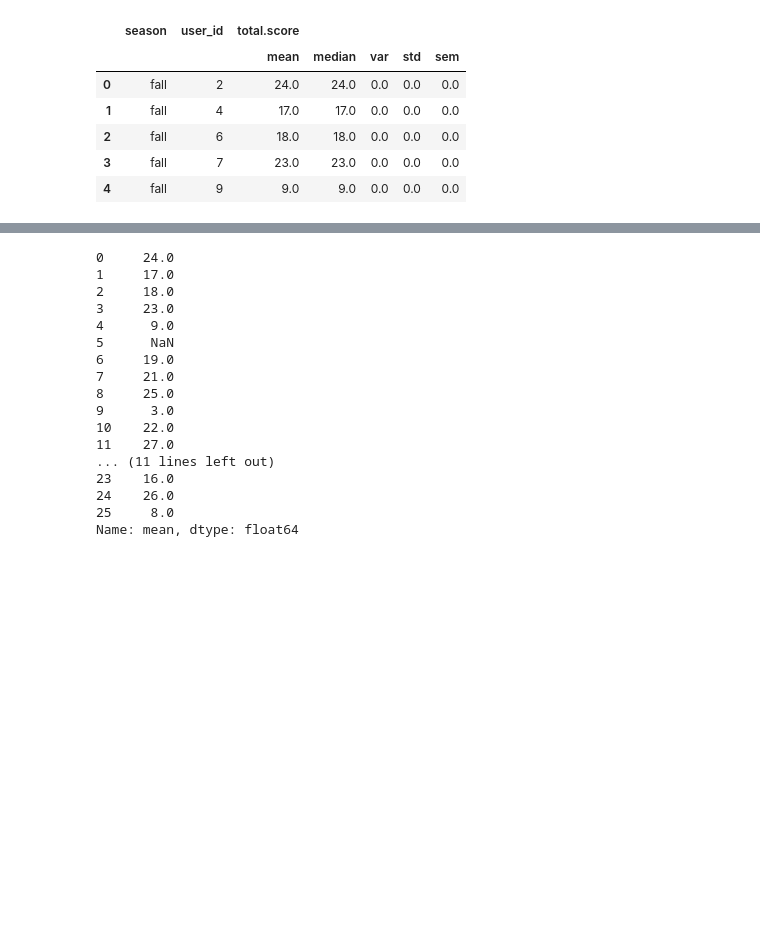
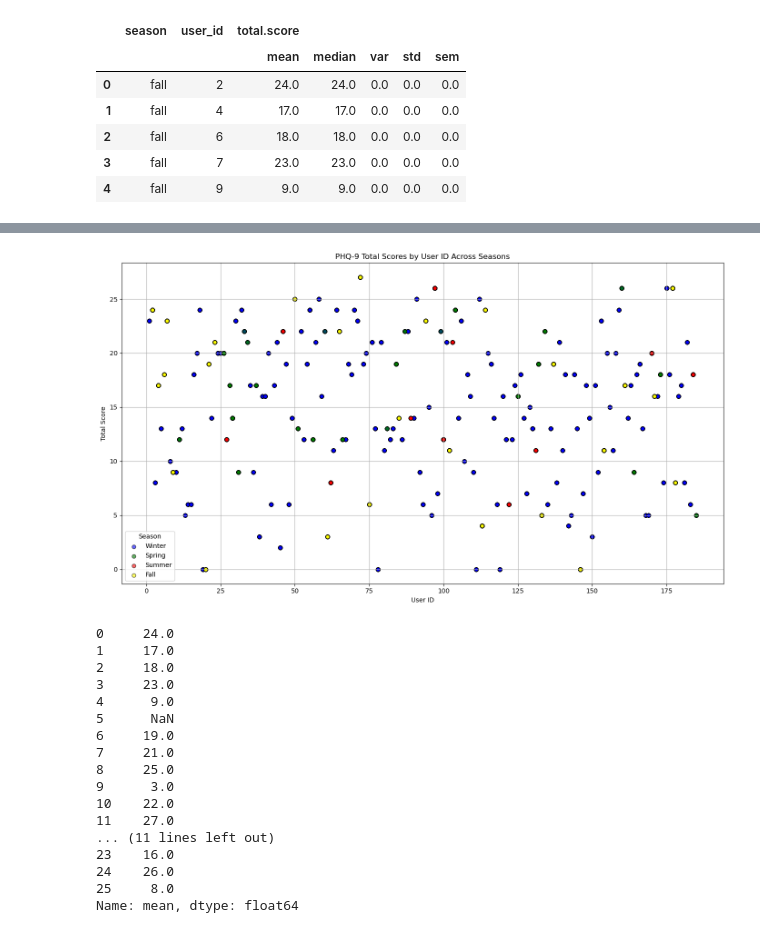
Before and after one commit to meera-patel01/PHQ-9-ANALYSIS, a Jupyter notebook: PHQ-9 ANALYSIS.ipynb, the cells around one changed output, grey strips where cells are left out. Saved outputs shown, nothing was run; the diff lists cells and outputs as text; code cells hidden in the pictures; blank space fills up the shorter version.

```diff
--- a/PHQ-9 ANALYSIS.ipynb
+++ b/PHQ-9 ANALYSIS.ipynb
@@ -157,3 +212,52 @@ agg_df.head()
+# %%
+
+
+# Define a function to determine the season based on the 'time' column
+def determine_season(date_str):
+    month = pd.to_datetime(date_str).month
+    if month in [12, 1, 2]:
+        return 'winter'
+    elif month in [3, 4, 5]:
+        return 'spring'
+    elif month in [6, 7, 8]:
+        return 'summer'
+    else:
+        return 'fall'
+
+# Apply the function to create a new 'season' column
+total_scores_df['season'] = total_scores_df['time'].apply(determine_season)
+
+# Assuming the total score is the sum of columns from 'phq1' to 'phq9'
+score_columns = ['phq1', 'phq2', 'phq3', 'phq4', 'phq5', 'phq6', 'phq7', 'phq8', 'phq9']
+total_scores_df['total.score'] = total_scores_df[score_columns].sum(axis=1)
+
+# Now let's create the scatter plot with the defined colors and styles
+colors = {
+    'winter': 'blue',
+    'spring': 'green',
+    'summer': 'red',
+    'fall': 'yellow'
+}
+
+plt.figure(figsize=(14, 8))
+
+# Loop through each season and plot with updated colors and styles
+for season in ['winter', 'spring', 'summer', 'fall']:
+    season_data = total_scores_df[total_scores_df['season'] == season]
+    plt.scatter(season_data['user_id'], season_data['total.score'], alpha=0.6, label=season.capitalize(),
+                color=colors[season], edgecolor='black', marker='o')
+
+plt.title('PHQ-9 Total Scores by User ID Across Seasons')
+plt.xlabel('User ID')
+plt.ylabel('Total Score')
+plt.legend(title='Season')
+plt.grid(True)
+plt.tight_layout()
+
+# Show the plot
+plt.show()
+# %% [output]
+[figure, added]
 # %%
 #testing access to the agg_df
 agg_df.loc[agg_df['season'] == 'fall']['total.score']['mean']
```
Also changed, not shown: parts of 8 cells of this notebook.
